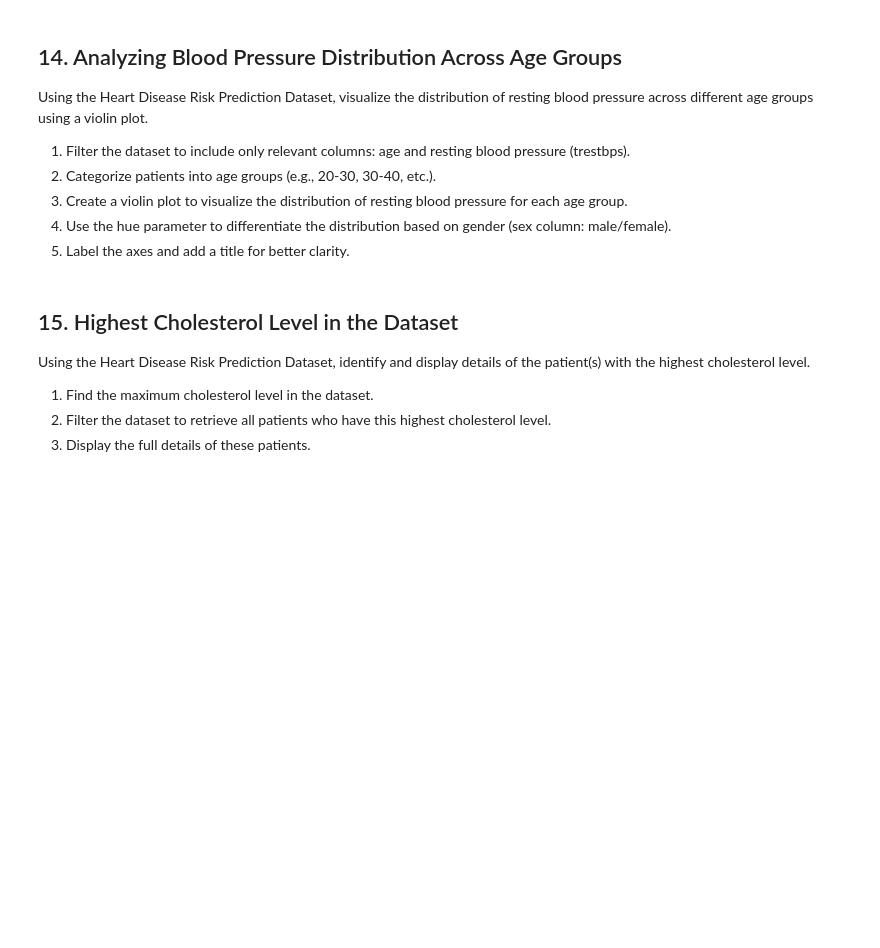
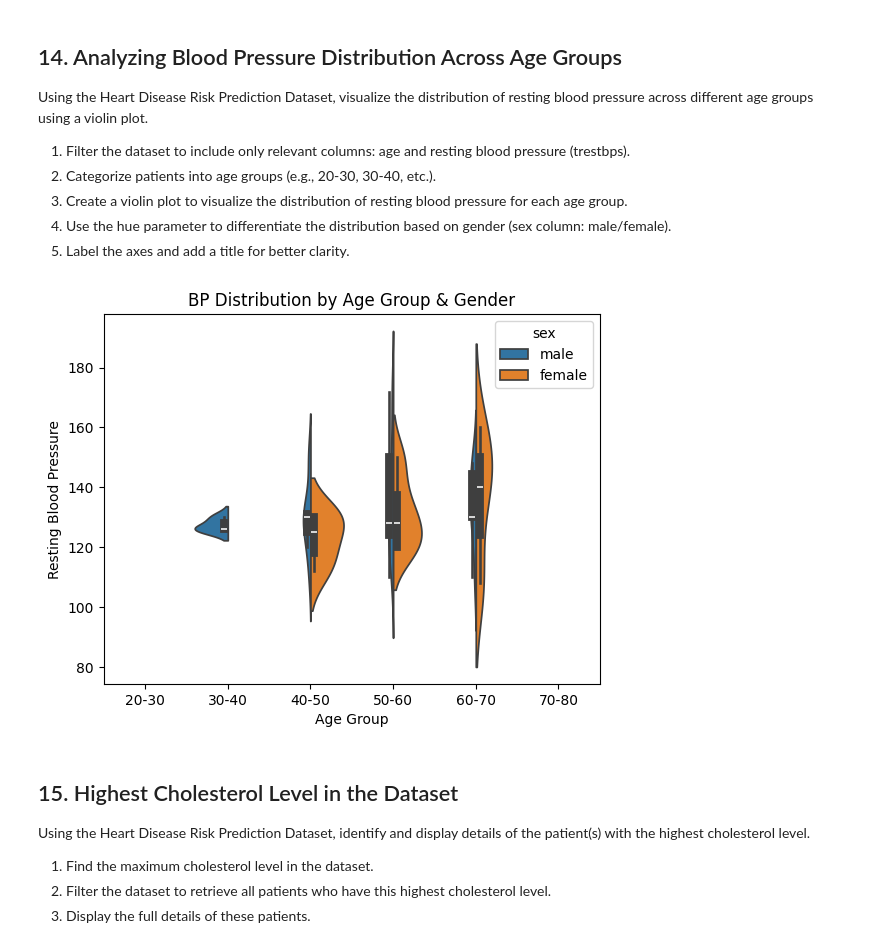
Before and after one commit to BhanuSravani05/BhanuSravani62794, a Jupyter notebook: Another_copy_of_Data_Visualisation_Lab2.ipynb, the cells around one changed output. Cells and saved outputs as stored; diff of their text form; code cells hidden in the pictures; blank space fills up the shorter version.

```diff
--- a/Another_copy_of_Data_Visualisation_Lab2.ipynb
+++ b/Another_copy_of_Data_Visualisation_Lab2.ipynb
@@ -227,3 +287,14 @@ Using the Heart Disease Risk Prediction Dataset, visualize the distribution of r
+# %%
+heart_df['AgeGroup'] = pd.cut(heart_df['age'], bins=[20,30,40,50,60,70,80], labels=["20-30", "30-40", "40-50", "50-60", "60-70", "70-80"])
+heart_df['sex'] = heart_df['sex'].map({0: 'female', 1: 'male'})
+
+sns.violinplot(x='AgeGroup', y='trestbps', hue='sex', data=heart_df, split=True)
+plt.title("BP Distribution by Age Group & Gender")
+plt.xlabel("Age Group")
+plt.ylabel("Resting Blood Pressure")
+plt.show()
+# %% [output]
+[figure, added]
 # %% [markdown]
 ## 15. Highest Cholesterol Level in the Dataset
 Using the Heart Disease Risk Prediction Dataset, identify and display details of the patient(s) with the highest cholesterol level.
```
Also changed, not shown: parts of 7 cells of this notebook.
